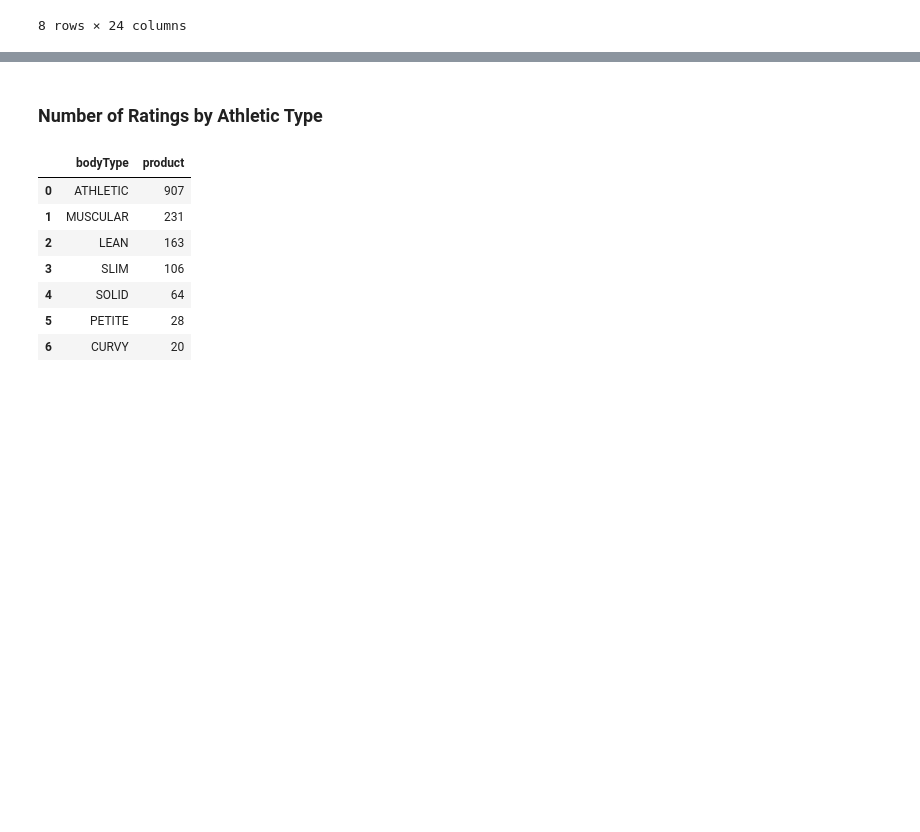
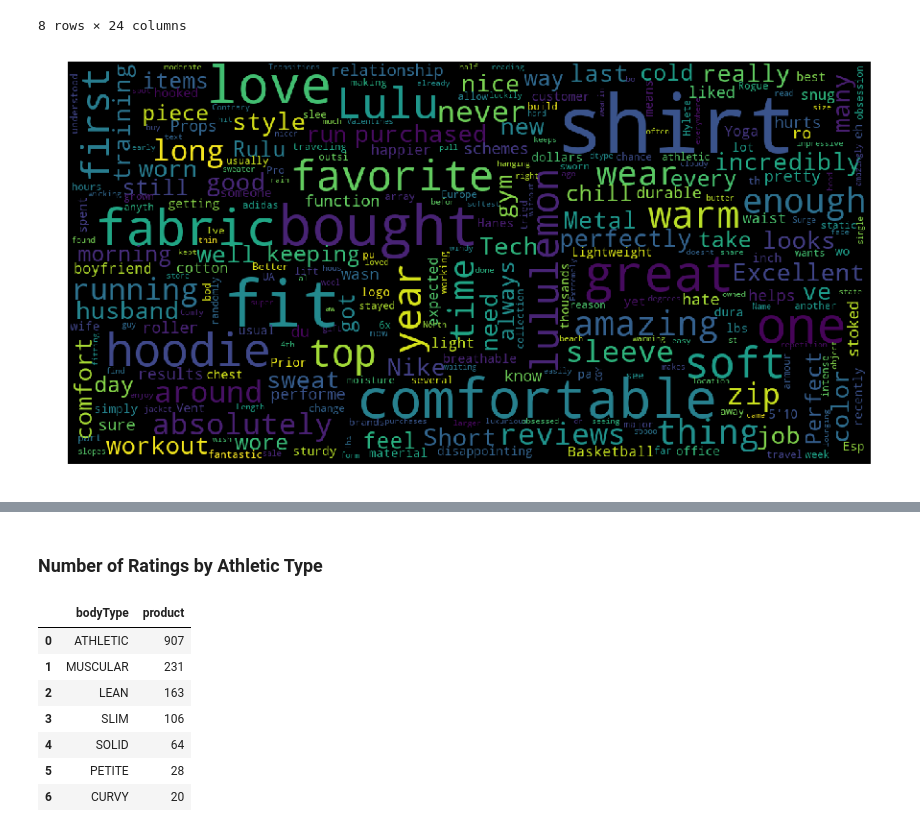
Before and after one commit to aromeeo/web-scraping-lululemon, a Jupyter notebook: lululemon_final.ipynb, the cells around one changed output, grey strips where cells are left out. Cells and saved outputs as stored; diff of their text form; code cells hidden in the pictures; blank space fills up the shorter version.

```diff
--- a/lululemon_final.ipynb
+++ b/lululemon_final.ipynb
@@ -94,4 +129,8 @@ fives[~fives['response'].isnull()]
 | 1228 | Pace Breaker Short 9" Linerless | 68 | 4.1 | 5.0 | HOCKEYPLAYER9 | PHILADELPHIA, PA, USA | SWEATY GENERALIST | 18-24 | ATHLETIC | ... |
 | 1260 | Pace Breaker Short 9" Updated | 68 | 1.8 | 5.0 | ANDY123 | OTTAWA | CYCLIST | 55-65 | ATHLETIC | ... |
 8 rows × 24 columns
+# %%
+show_wordcloud(fives['text'])
+# %% [output]
+[figure, added]
 # %% [markdown]
```
Also changed, not shown: parts of 29 cells of this notebook.
